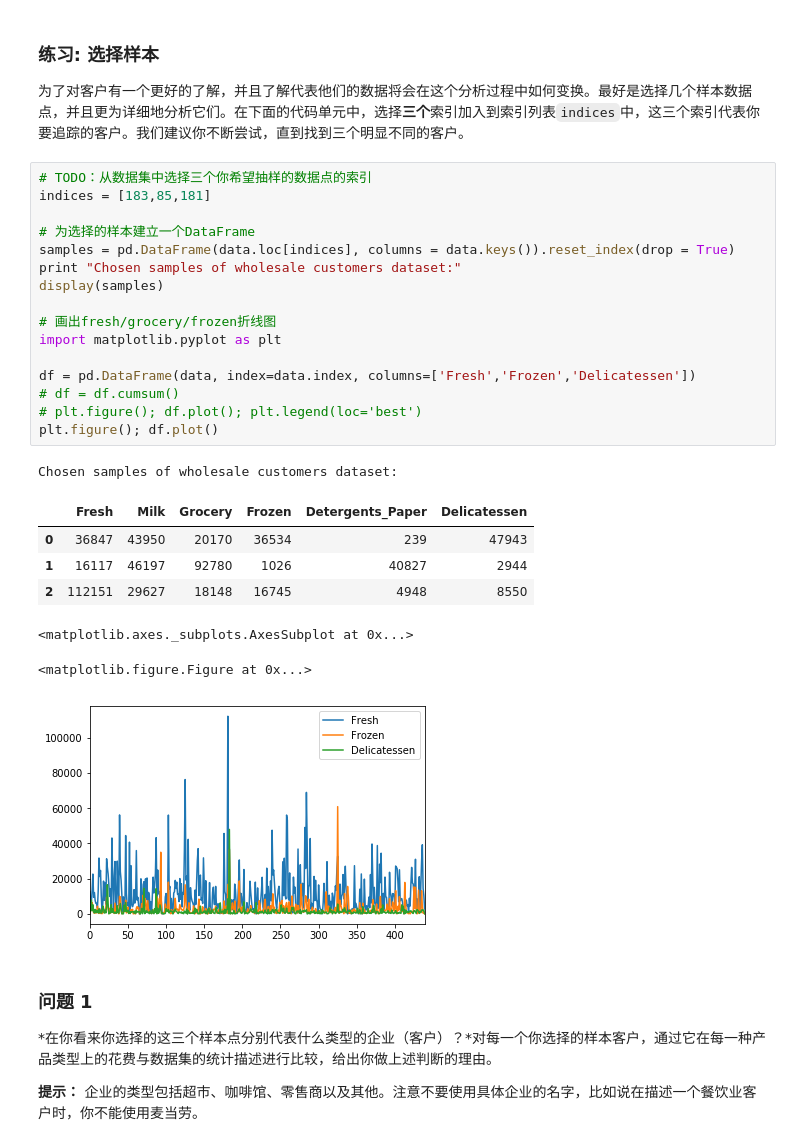
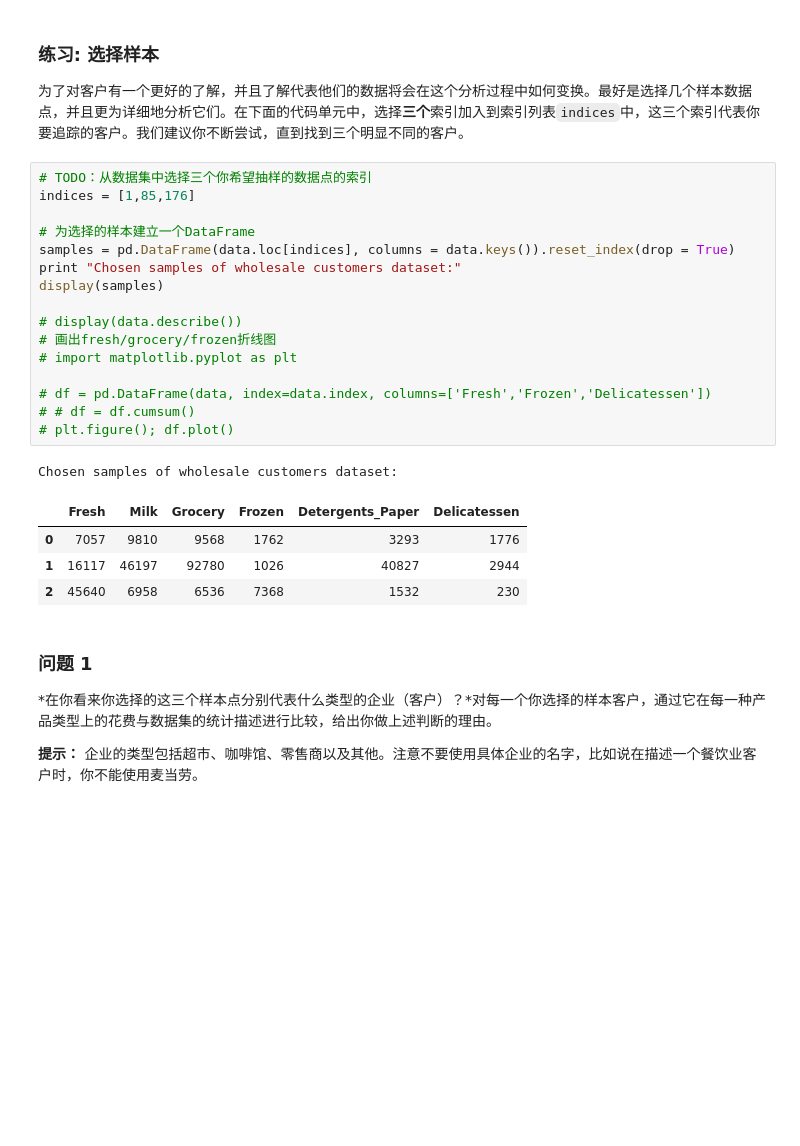
Before and after one commit to blackantchen/creating_customer_segments, a Jupyter notebook: customer_segments.ipynb, the cells around one changed output. Cells and saved outputs as stored; diff of their text form; blank space fills up the shorter version.

```diff
--- a/customer_segments.ipynb
+++ b/customer_segments.ipynb
@@ -72,29 +69,26 @@ Delicatessen (array([183], dtype=int64),)
 为了对客户有一个更好的了解，并且了解代表他们的数据将会在这个分析过程中如何变换。最好是选择几个样本数据点，并且更为详细地分析它们。在下面的代码单元中，选择**三个**索引加入到索引列表`indices`中，这三个索引代表你要追踪的客户。我们建议你不断尝试，直到找到三个明显不同的客户。
 # %%
 # TODO：从数据集中选择三个你希望抽样的数据点的索引
-indices = [183,85,181]
+indices = [1,85,176]
 
 # 为选择的样本建立一个DataFrame
 samples = pd.DataFrame(data.loc[indices], columns = data.keys()).reset_index(drop = True)
 print "Chosen samples of wholesale customers dataset:"
 display(samples)
 
+# display(data.describe())
 # 画出fresh/grocery/frozen折线图
-import matplotlib.pyplot as plt
+# import matplotlib.pyplot as plt
 
-df = pd.DataFrame(data, index=data.index, columns=['Fresh','Frozen','Delicatessen'])
-# df = df.cumsum()
-# plt.figure(); df.plot(); plt.legend(loc='best')
-plt.figure(); df.plot()
+# df = pd.DataFrame(data, index=data.index, columns=['Fresh','Frozen','Delicatessen'])
+# # df = df.cumsum()
+# plt.figure(); df.plot()
 # %% [output]
 Chosen samples of wholesale customers dataset:
 |  | Fresh | Milk | Grocery | Frozen | Detergents_Paper | Delicatessen |
-| 0 | 36847 | 43950 | 20170 | 36534 | 239 | 47943 |
+| 0 | 7057 | 9810 | 9568 | 1762 | 3293 | 1776 |
 | 1 | 16117 | 46197 | 92780 | 1026 | 40827 | 2944 |
-| 2 | 112151 | 29627 | 18148 | 16745 | 4948 | 8550 |
+| 2 | 45640 | 6958 | 6536 | 7368 | 1532 | 230 |
-<matplotlib.axes._subplots.AxesSubplot at 0x...>
-<matplotlib.figure.Figure at 0x...>
-[figure, removed]
 # %% [markdown]
 ### 问题 1
 *在你看来你选择的这三个样本点分别代表什么类型的企业（客户）？*对每一个你选择的样本客户，通过它在每一种产品类型上的花费与数据集的统计描述进行比较，给出你做上述判断的理由。
```
Also changed, not shown: parts of 23 cells of this notebook, 1 other file.
